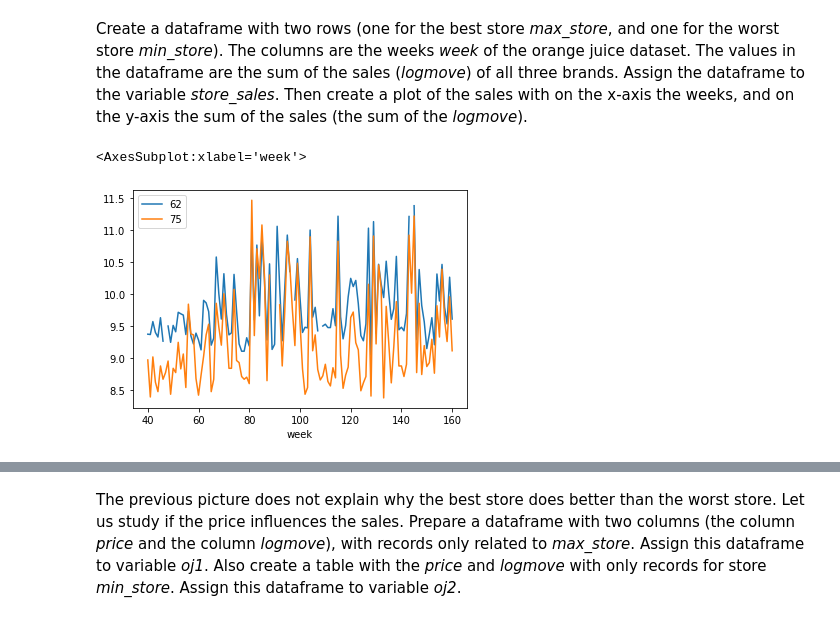
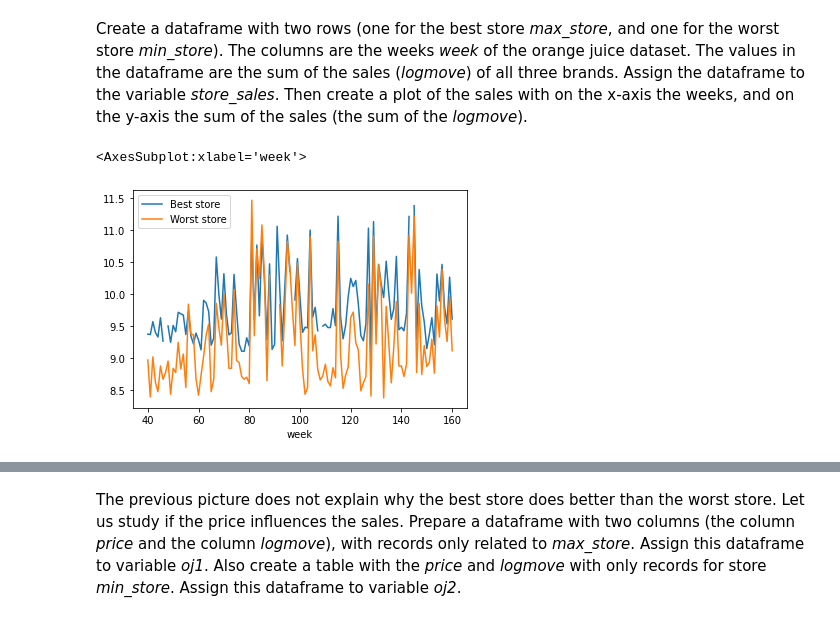
Before and after one commit to bang-a-coder/dr_assignments, a Jupyter notebook: assignment02/assignment02_nff200.ipynb, the cells around one changed output, grey strips where cells are left out. Cells and saved outputs as stored; diff of their text form; code cells hidden in the pictures.

```diff
--- a/assignment02/assignment02_nff200.ipynb
+++ b/assignment02/assignment02_nff200.ipynb
@@ -181,20 +181,20 @@ Create a dataframe with two rows (one for the best store *max_store*, and one fo
 # %%
 # YOUR CODE HERE
 oj_clean = oj[['store','week', 'logmove']]
 # store_sales = oj_clean.pivot_table('logmove', index=oj_clean.index, columns=['store','week'])
 big_store = oj_clean.loc[oj_clean['store'] == max_store]
 small_store = oj_clean.loc[oj_clean['store'] == min_store]
 
 
 max_pivot = big_store.pivot(columns='week', values='logmove').bfill().iloc[[0],:]
 min_pivot = small_store.pivot(columns='week', values='logmove').bfill().iloc[[0],:]
 
 store_sales = pd.concat([max_pivot,min_pivot])
-store_sales.index = [max_store, min_store]
+store_sales.index = ['Best store', 'Worst store']
 
 
 store_sales.transpose().plot.line()
 # YOUR CODE ENDS HERE
 # %% [output]
 <AxesSubplot:xlabel='week'>
-[figure, old version]
+[figure, new version]
```
Also changed, not shown: parts of 8 cells of this notebook.
